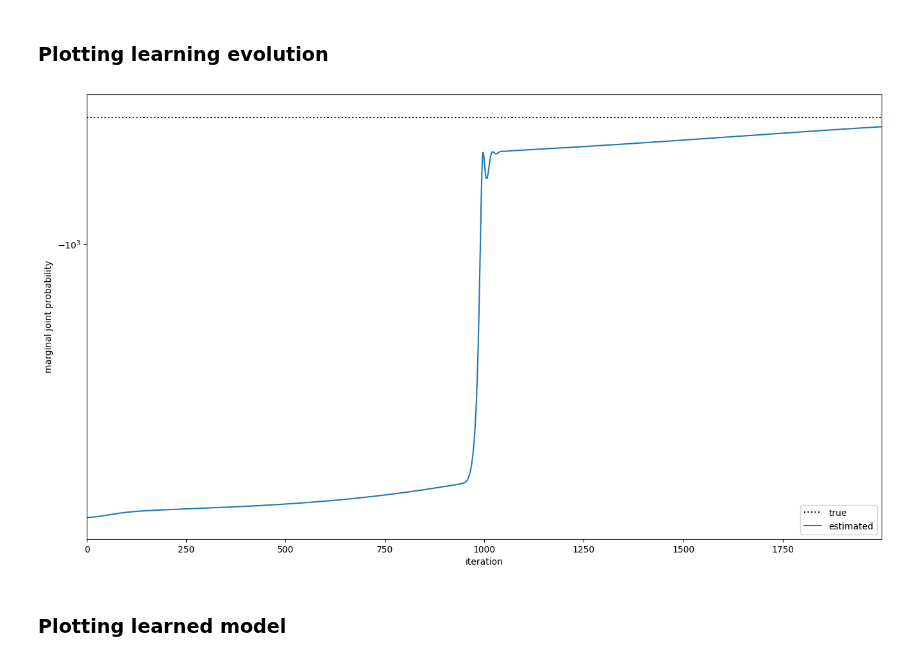
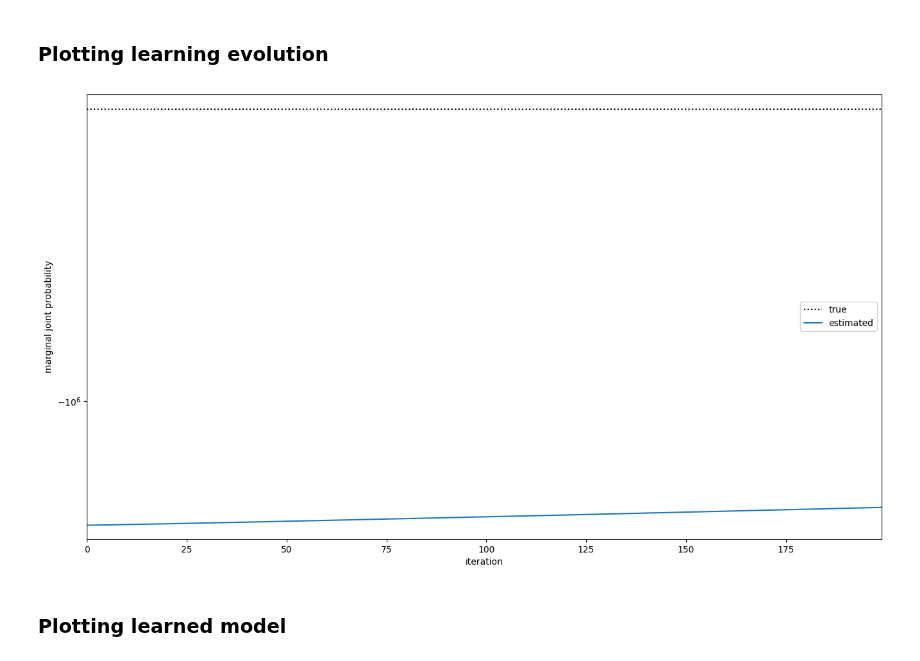
Before and after one commit to hd-UQ/cd_dynamax, a Jupyter notebook: src/notebooks/tutorial/cdnlgssm_parameter_estimation.ipynb, the cells around one changed output. Saved outputs shown, nothing was run; the diff lists cells and outputs as text; code cells hidden in the pictures.

```diff
--- a/src/notebooks/tutorial/cdnlgssm_parameter_estimation.ipynb
+++ b/src/notebooks/tutorial/cdnlgssm_parameter_estimation.ipynb
@@ -48,8 +47,8 @@ No GPU/TPU found, falling back to CPU. (Set TF_CPP_MIN_LOG_LEVEL=0 and rerun for
 ### Simulation set-up
 # %%
 # Simulation parameters
-T = 200
-num_timesteps = 200
+T = 300
+num_timesteps = 30000
 t_emissions = jnp.array(sorted(jr.uniform(jr.PRNGKey(0), (num_timesteps, 1), minval=0, maxval=T)))
 # drop duplicates
 t_emissions = jnp.unique(t_emissions)[:, None]
@@ -87,7 +130,5 @@ dynamics_diffusion_cov = {
 true_model = ContDiscreteNonlinearGaussianSSM(state_dim, emission_dim)
 true_params, _ = true_model.initialize(
     next(keys),
-    dynamics_drift=dynamics_drift,
-    dynamics_diffusion_coefficient=dynamics_diffusion_coefficient,
-    dynamics_diffusion_cov=dynamics_diffusion_cov,
+    **all_true_params
 )
@@ -206,3 +247,7 @@ param_props.dynamics.diffusion_cov.params.trainable = False
+# %%
+# Create CD-NLGSSM model
+learnable_model = ContDiscreteNonlinearGaussianSSM(state_dim, emission_dim)
+initial_learnable_params, learnable_props = learnable_model.initialize(next(keys), **all_learnable_params)
 # %% [markdown]
 ### Model MLE learning
 - We will use Extended Kalman Filtering to compute the marginal log probability, for SGD to optimize
@@ -212,12 +257,17 @@ from continuous_discrete_nonlinear_gaussian_ssm import cdnlgssm_filter,  EKFHype
 filter_hyperparams = EKFHyperParams()
 
 # SGD optimizer
-num_epochs = 2000
+num_epochs = 200
+
+# Build an optimizer
+import optax
+optimizer = optax.adam(1e-3) # maybe fancier if needed
 
 # Fit test_model by running SGD, with EKF filter
-fitted_params, neg_marginal_lls = test_model.fit_sgd(
-    initial_params,
-    param_props,
+fitted_params, neg_marginal_lls = learnable_model.fit_sgd(
+    # optimizer,
+    initial_learnable_params,
+    learnable_props,
     emissions,
     t_emissions=t_emissions,
     filter_hyperparams=filter_hyperparams,
@@ -255,15 +305,15 @@ def plot_learning_curve(marginal_lls, true_model, true_params, test_model, test_
 # %%
 plot_learning_curve(
     marginal_lls,
     true_model,
     true_params,
-    test_model,
+    learnable_model,
     fitted_params,
     emissions,
     t_emissions,
 )
 # %% [output]
-[figure, old version]
+[figure, new version]
 # %% [markdown]
 ### Plotting learned model
 # %%
```
Also changed, not shown: parts of 24 cells of this notebook, 5 other files.
